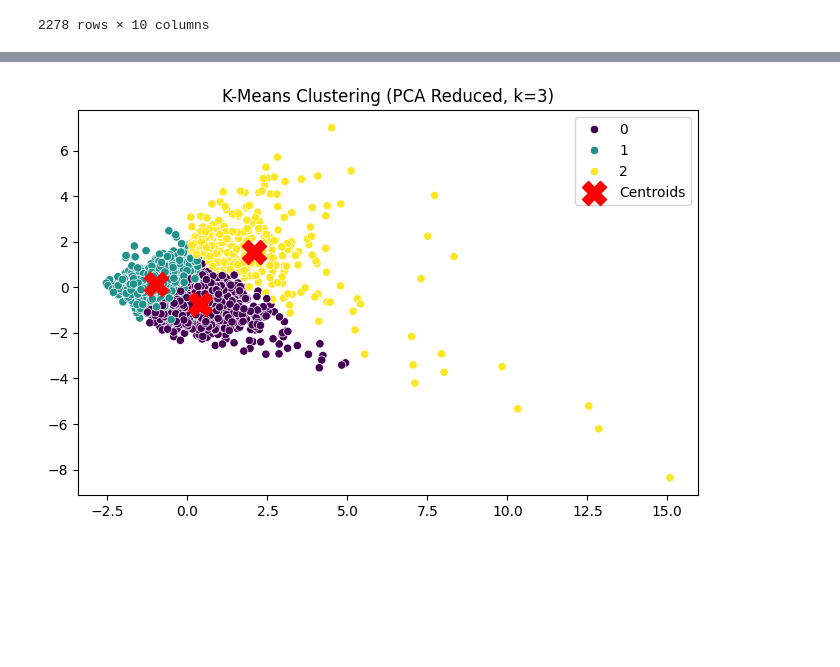
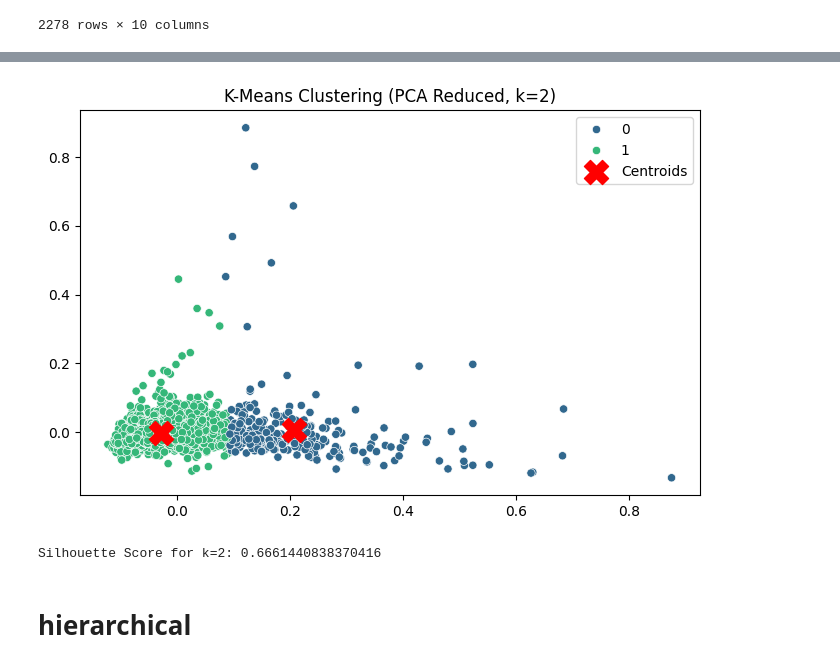
Before and after one commit to natnichapin/age_prediction_project, a Jupyter notebook: age_prediction.ipynb, the cells around one changed output, grey strips where cells are left out. Cells and saved outputs as stored; diff of their text form; code cells hidden in the pictures; blank space fills up the shorter version.

```diff
--- a/age_prediction.ipynb
+++ b/age_prediction.ipynb
@@ -78,7 +160,7 @@ my_df
 | 2277 | 83727 | Adult | 26 | 1 | 2 | 24.5 | 108 | 2 | ... |
 2278 rows × 10 columns
 # %%
-cleaned_data = my_df.drop (['Age_group'], axis =1)
+cleaned_data = df.drop (['Age_group'], axis =1)
 cleaned_data . info ()
 
 # columns_to_drop = [col for col in my_df.columns if col == 'Age_group']
@@ -204,8 +403,7 @@ plt.show()
 # %%
 from sklearn.cluster import KMeans
 
-# Set K-Means with k=3
-kmeans = KMeans(n_clusters=3, random_state=42, n_init=10)
+kmeans = KMeans(n_clusters=2, random_state=42, n_init=10)
 cleaned_data['Cluster'] = kmeans.fit_predict(X_scaled)  # Assign clusters to the data
 
 # View first few rows with cluster assignments
@@ -236,0 +440,33 @@ Cluster
+# %%
+import numpy as np
+from sklearn.decomposition import PCA
+import matplotlib.pyplot as plt
+
+train_X = X_scaled
+# 1. Initialize PCA
+pca = PCA()
+
+# 2. Fit PCA to your training data
+pca.fit(train_X)
+
+# 3. Determine the optimal number of components
+explained_variance_ratio = pca.explained_variance_ratio_
+cumulative_variance = np.cumsum(explained_variance_ratio)
+
+plt.plot(range(1, len(explained_variance_ratio) + 1), cumulative_variance, marker='o')
+plt.xlabel("Number of Components")
+plt.ylabel("Cumulative Explained Variance")
+plt.title("PCA: Explained Variance vs. Number of Components")
+plt.grid(True)
+plt.show()
+
+# Choose the number of components that explain a desired amount of variance (e.g., 95%)
+desired_variance = 0.95  # Adjust as needed
+n_components = np.argmax(cumulative_variance >= desired_variance) + 1
+print(f"Optimal number of components for {desired_variance*100:.0f}% variance: {n_components}")
+
+# 4. Apply PCA with the chosen number of components
+pca = PCA(n_components=n_components)
+X_pca = pca.fit_transform(train_X)
+
+print("PCA applied. Shape of transformed data:", X_pca.shape)
@@ -237,32 +477,41 @@ Cluster
 # %%
 import matplotlib.pyplot as plt
 import seaborn as sns
 # If data has only 2 numerical features
 # plt.figure(figsize=(8, 5))
 # sns.scatterplot(x=X_scaled[:, 0], y=X_scaled[:, 1], hue=cleaned_data['Cluster'], palette='viridis')
 # plt.scatter(centroids[:, 0], centroids[:, 1], s=300, c='red', marker='X', label='Centroids')
 # plt.title("K-Means Clustering (k=3)")
 # plt.legend()
 # plt.show()
 from sklearn.decomposition import PCA
 
-pca = PCA(n_components=2)
-X_pca = pca.fit_transform(X_scaled)
+# pca = PCA(n_components=2)
+# X_pca = pca.fit_transform(X_scaled)
 
 plt.figure(figsize=(8, 5))
 sns.scatterplot(x=X_pca[:, 0], y=X_pca[:, 1], hue=cleaned_data['Cluster'], palette='viridis')
 plt.scatter(pca.transform(centroids)[:, 0], pca.transform(centroids)[:, 1],
             s=300, c='red', marker='X', label='Centroids')
-plt.title("K-Means Clustering (PCA Reduced, k=3)")
+plt.title("K-Means Clustering (PCA Reduced, k=2)")
 plt.legend()
 plt.show()
 
 # 4. Interpret the Clusters
 # Look at cluster size, means, and characteristics.
 # Check if cluster labels make sense (e.g., High, Medium, Low groups).
 # Use the cluster labels for business decisions, anomaly detection, or feature engineering.
 # %% [output]
-[figure, old version]
+[figure, new version]
+# %%
+from sklearn.metrics import silhouette_score
+
+kmeans = KMeans(n_clusters=2, random_state=42, n_init=10)
+labels = kmeans.fit_predict(X_pca)
+silhouette_avg = silhouette_score(X_pca, labels)
+print(f"Silhouette Score for k=2: {silhouette_avg}")
+# %% [output]
+Silhouette Score for k=2: 0.6661440838370416
 # %%
 import numpy as np
 import matplotlib . pyplot as plt
@@ -281,0 +525,2 @@ linked = linkage(X, 'complete')
+# %% [markdown]
+# hierarchical
```
Also changed, not shown: parts of 59 cells of this notebook.
